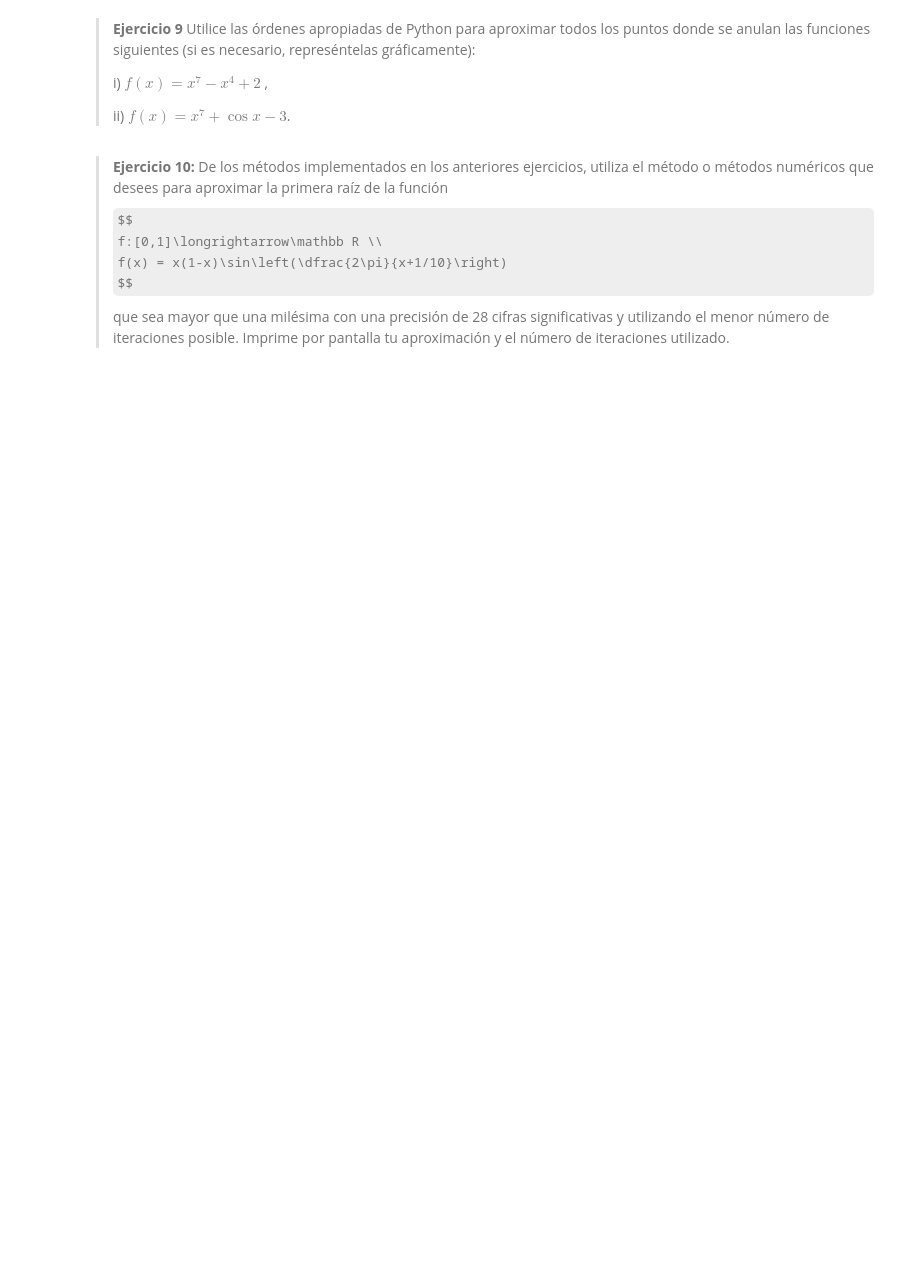
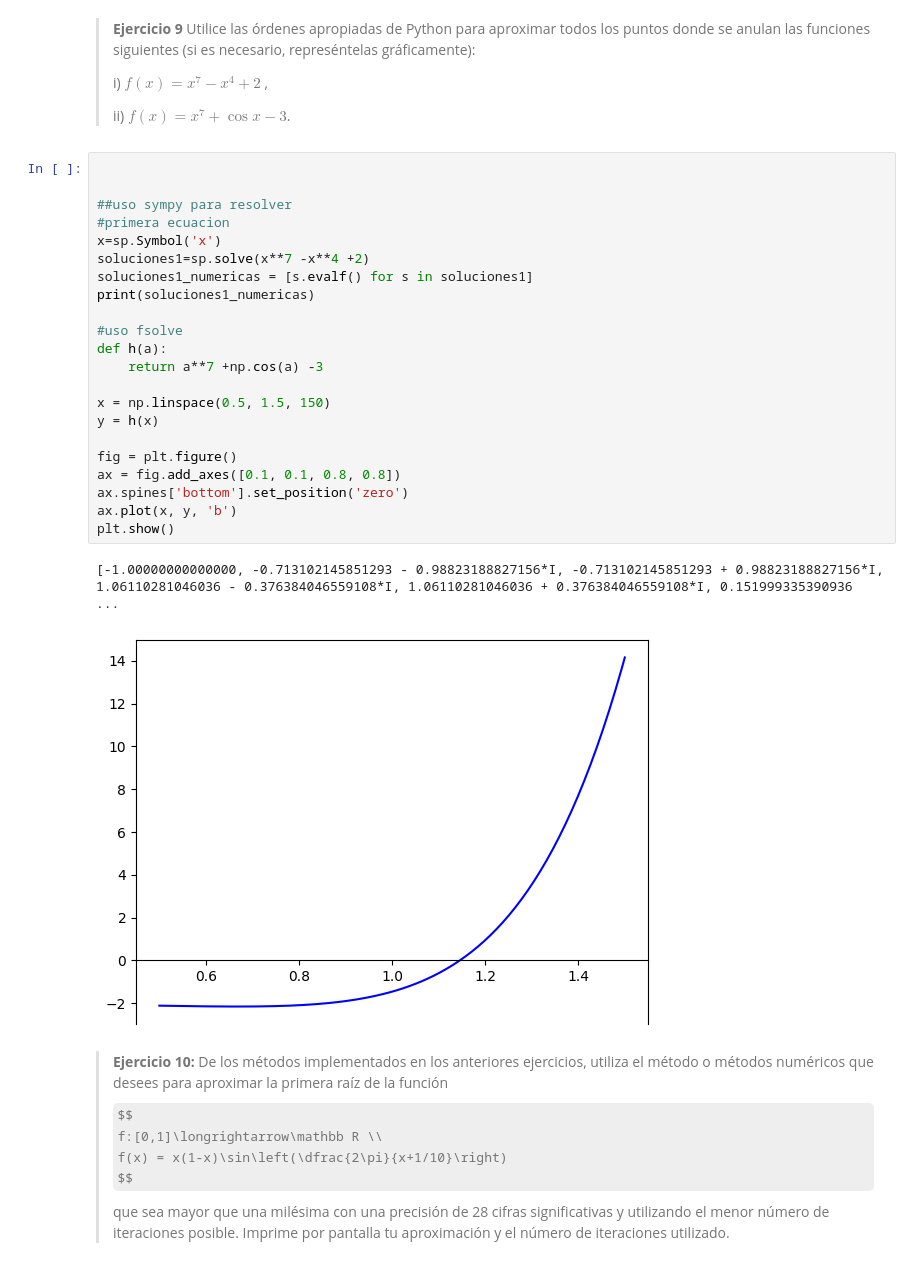
Before and after one commit to Pablolinari/UGR, a Jupyter notebook: 2/MN/P1_solucion.ipynb, the cells around one changed output. Saved outputs shown, nothing was run; the diff lists cells and outputs as text; some formulas as TeX source; blank space fills up the shorter version.

```diff
--- a/2/MN/P1_solucion.ipynb
+++ b/2/MN/P1_solucion.ipynb
@@ -315,6 +487,31 @@ def Steffensen(f,x0, nmax=nmax, prec=prec, tol=tol):
 > i) $f(x)=x^7-x^4+2$ ,
 >
 > ii) $f(x)=x^7+\cos  x-3$.
+# %%
+
+
+##uso sympy para resolver
+#primera ecuacion
+x=sp.Symbol('x')
+soluciones1=sp.solve(x**7 -x**4 +2)
+soluciones1_numericas = [s.evalf() for s in soluciones1]
+print(soluciones1_numericas)
+
+#uso fsolve
+def h(a):
+    return a**7 +np.cos(a) -3
+
+x = np.linspace(0.5, 1.5, 150)
+y = h(x)
+
+fig = plt.figure()
+ax = fig.add_axes([0.1, 0.1, 0.8, 0.8])
+ax.spines['bottom'].set_position('zero')
+ax.plot(x, y, 'b')
+plt.show()
+# %% [output]
+[-1.00000000000000, -0.713102145851293 - 0.98823188827156*I, -0.713102145851293 + 0.98823188827156*I, 1.06110281046036 - 0.376384046559108*I, 1.06110281046036 + 0.376384046559108*I, 0.151999335390936  ...
+[figure, added]
 # %% [markdown]
 
 > **Ejercicio 10:** De los métodos implementados en los anteriores ejercicios, utiliza el método o métodos numéricos que desees para aproximar la primera raíz de la función
```
Also changed, not shown: parts of 10 cells of this notebook, 2 other files.
